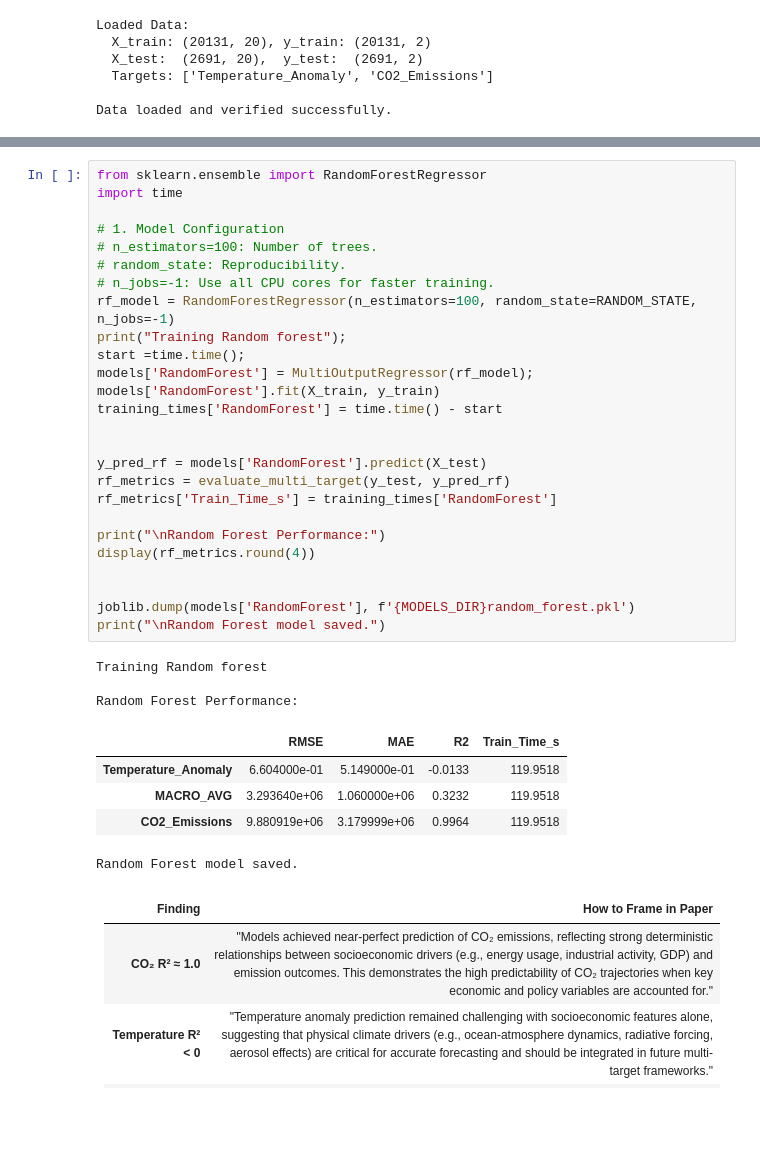
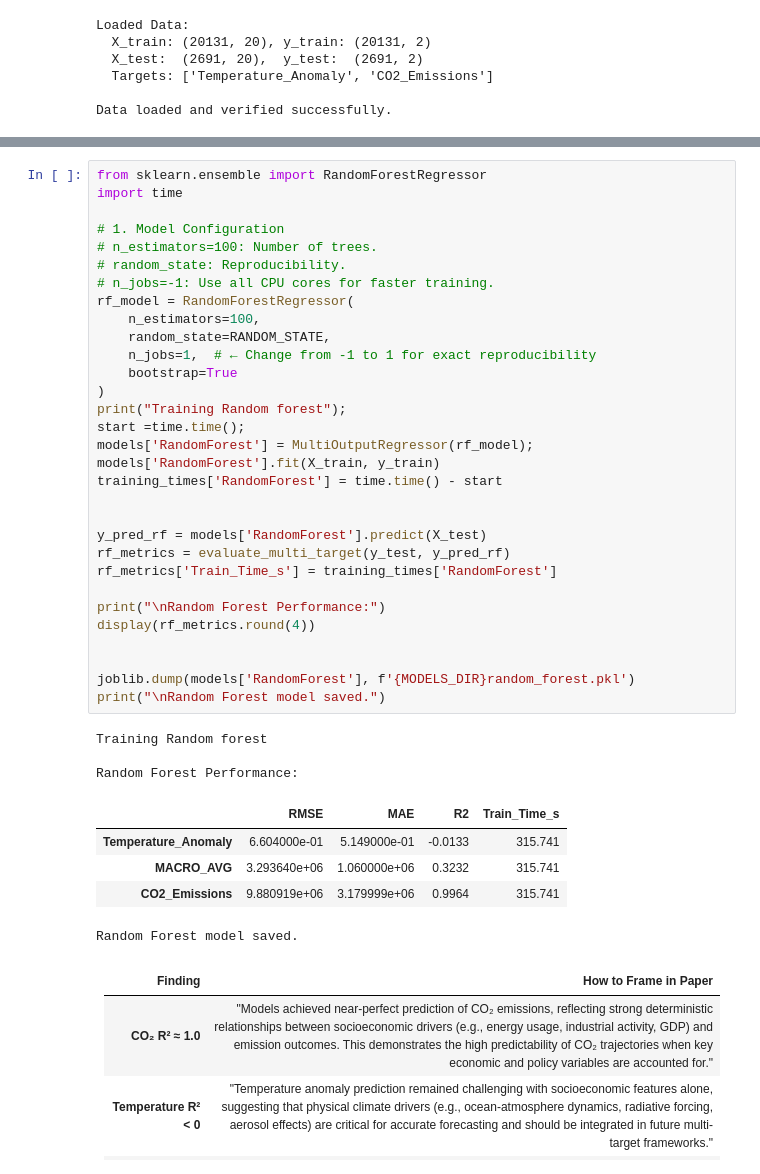
Before and after one commit to amh1k/socioeconomic-climate-ml, a Jupyter notebook: notebooks/03_model_training_tuning.ipynb, the cells around one changed output, grey strips where cells are left out. Cells and saved outputs as stored; diff of their text form; blank space fills up the shorter version.

```diff
--- a/notebooks/03_model_training_tuning.ipynb
+++ b/notebooks/03_model_training_tuning.ipynb
@@ -227,37 +166,42 @@ Ready for Cell 4 (Random Forest Training & Evaluation) when you are.
 # %%
 from sklearn.ensemble import RandomForestRegressor
 import time
 
 # 1. Model Configuration
 # n_estimators=100: Number of trees.
 # random_state: Reproducibility.
 # n_jobs=-1: Use all CPU cores for faster training.
-rf_model = RandomForestRegressor(n_estimators=100, random_state=RANDOM_STATE, n_jobs=-1)
+rf_model = RandomForestRegressor(
+    n_estimators=100,
+    random_state=RANDOM_STATE,
+    n_jobs=1,  # ← Change from -1 to 1 for exact reproducibility
+    bootstrap=True
+)
 print("Training Random forest");
 start =time.time();
 models['RandomForest'] = MultiOutputRegressor(rf_model);
 models['RandomForest'].fit(X_train, y_train)
 training_times['RandomForest'] = time.time() - start
 
 
 y_pred_rf = models['RandomForest'].predict(X_test)
 rf_metrics = evaluate_multi_target(y_test, y_pred_rf)
 rf_metrics['Train_Time_s'] = training_times['RandomForest']
 
 print("\nRandom Forest Performance:")
 display(rf_metrics.round(4))
 
 
 joblib.dump(models['RandomForest'], f'{MODELS_DIR}random_forest.pkl')
 print("\nRandom Forest model saved.")
 # %% [output]
 Training Random forest
 
 Random Forest Performance:
 |  | RMSE | MAE | R2 | Train_Time_s |
-| Temperature_Anomaly | 6.604000e-01 | 5.149000e-01 | -0.0133 | 119.9518 |
-| MACRO_AVG | 3.293640e+06 | 1.060000e+06 | 0.3232 | 119.9518 |
-| CO2_Emissions | 9.880919e+06 | 3.179999e+06 | 0.9964 | 119.9518 |
+| Temperature_Anomaly | 6.604000e-01 | 5.149000e-01 | -0.0133 | 315.741 |
+| MACRO_AVG | 3.293640e+06 | 1.060000e+06 | 0.3232 | 315.741 |
+| CO2_Emissions | 9.880919e+06 | 3.179999e+06 | 0.9964 | 315.741 |
 Random Forest model saved.
 # %% [markdown]
 | Finding | How to Frame in Paper |
```
Also changed, not shown: parts of 10 cells of this notebook, 18 other files.
